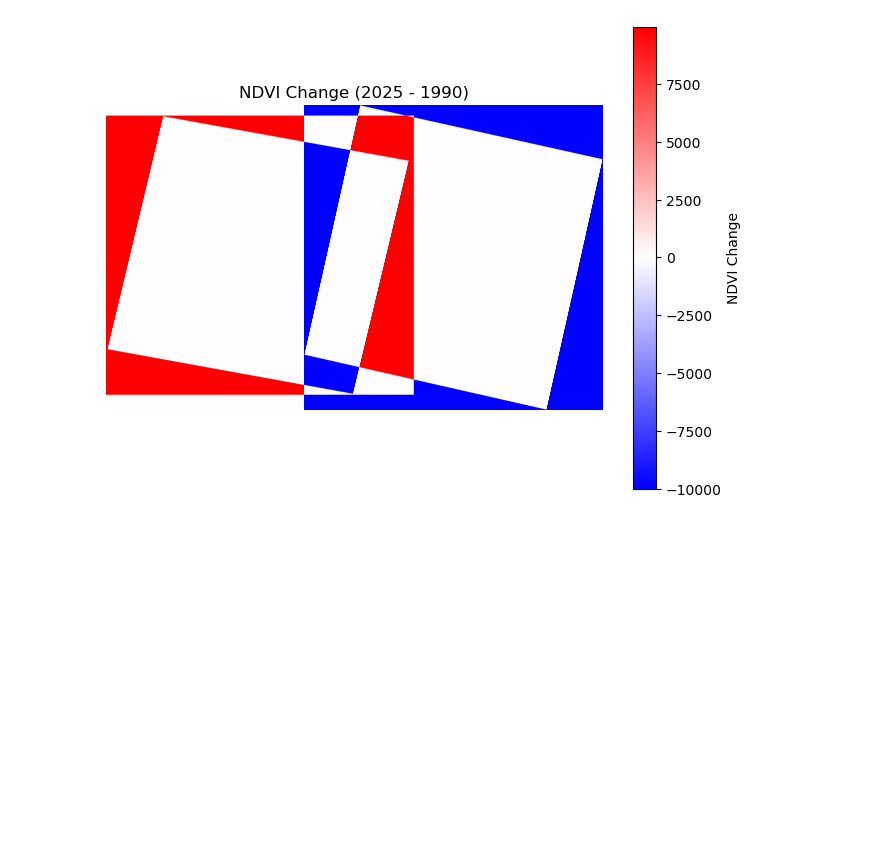
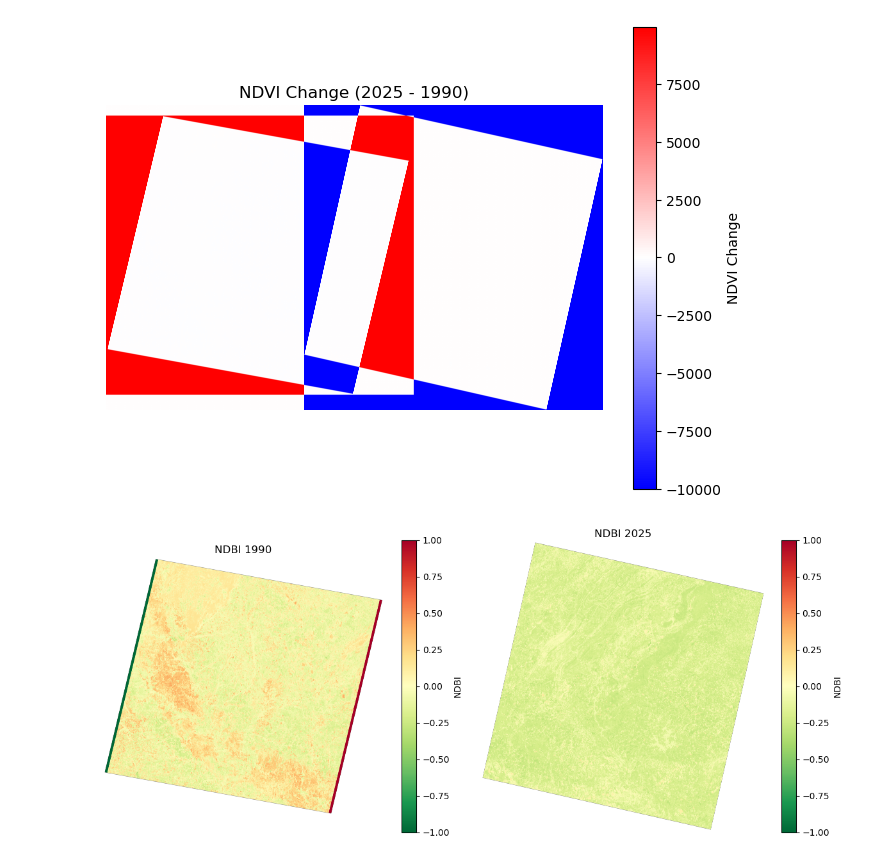
Before and after one commit to kd0858/AES408_FinalProject, a Jupyter notebook: FINALProject.ipynb, the cells around one changed output. Drawn from its saved outputs; the diff is of its cells as text; code cells hidden in the pictures; blank space fills up the shorter version.

```diff
--- a/FINALProject.ipynb
+++ b/FINALProject.ipynb
@@ -151,3 +151,69 @@ NDVI analysis complete!
 # LLM Source of assistance: ChatGPT
 
 # This code is analyzing changes between 1990 and 2025. It is not my full time series project.
+# %%
+#EXAMPLE NDBI Code
+
+import rasterio
+import numpy as np
+import matplotlib.pyplot as plt
+
+# -----------------------
+# FILE PATHS (UPDATE IF NEEDED)
+# -----------------------
+
+# 1990 (Landsat 5)
+nir_1990_path = r"C:\Users\kaitl\Documents\408_AES\Final Project\LT05_L1TP_021037_19901009_20200915_02_T1\LT05_L1TP_021037_19901009_20200915_02_T1_B4.TIF"
+swir_1990_path = r"C:\Users\kaitl\Documents\408_AES\Final Project\LT05_L1TP_021037_19901009_20200915_02_T1\LT05_L1TP_021037_19901009_20200915_02_T1_B5.TIF"
+
+# 2025 (Landsat 9)
+nir_2025_path = r"C:\Users\kaitl\Documents\408_AES\Final Project\LC08_L1TP_020037_20250916_20250929_02_T1\LC08_L1TP_020037_20250916_20250929_02_T1_B5.TIF"
+swir_2025_path = r"C:\Users\kaitl\Documents\408_AES\Final Project\LC08_L1TP_020037_20250916_20250929_02_T1\LC08_L1TP_020037_20250916_20250929_02_T1_B6.TIF"
+
+# -----------------------
+# FUNCTION TO CALCULATE NDBI
+# -----------------------
+
+def calculate_ndbi(nir_path, swir_path):
+    with rasterio.open(nir_path) as nir_src:
+        nir = nir_src.read(1).astype(float)
+
+    with rasterio.open(swir_path) as swir_src:
+        swir = swir_src.read(1).astype(float)
+
+    # Avoid divide by zero
+    np.seterr(divide='ignore', invalid='ignore')
+
+    ndbi = (swir - nir) / (swir + nir)
+
+    return ndbi
+
+# -----------------------
+# CALCULATE NDBI
+# -----------------------
+
+ndbi_1990 = calculate_ndbi(nir_1990_path, swir_1990_path)
+ndbi_2025 = calculate_ndbi(nir_2025_path, swir_2025_path)
+
+# -----------------------
+# PLOT RESULTS
+# -----------------------
+
+plt.figure(figsize=(12,5))
+
+plt.subplot(1,2,1)
+plt.title("NDBI 1990")
+plt.imshow(ndbi_1990, cmap='RdYlGn_r')
+plt.colorbar(label="NDBI")
+plt.axis('off')
+
+plt.subplot(1,2,2)
+plt.title("NDBI 2025")
+plt.imshow(ndbi_2025, cmap='RdYlGn_r')
+plt.colorbar(label="NDBI")
+plt.axis('off')
+
+plt.tight_layout()
+plt.show()
+# %% [output]
+[figure, added]
```
Also changed, not shown: parts of 1 cell of this notebook.
